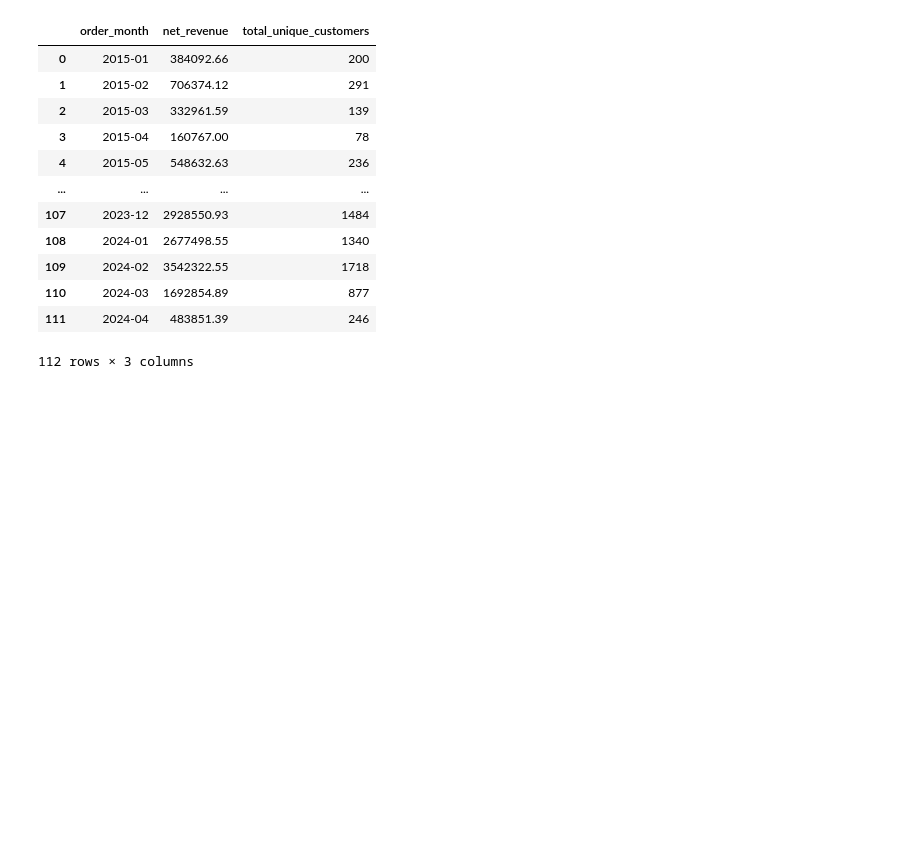
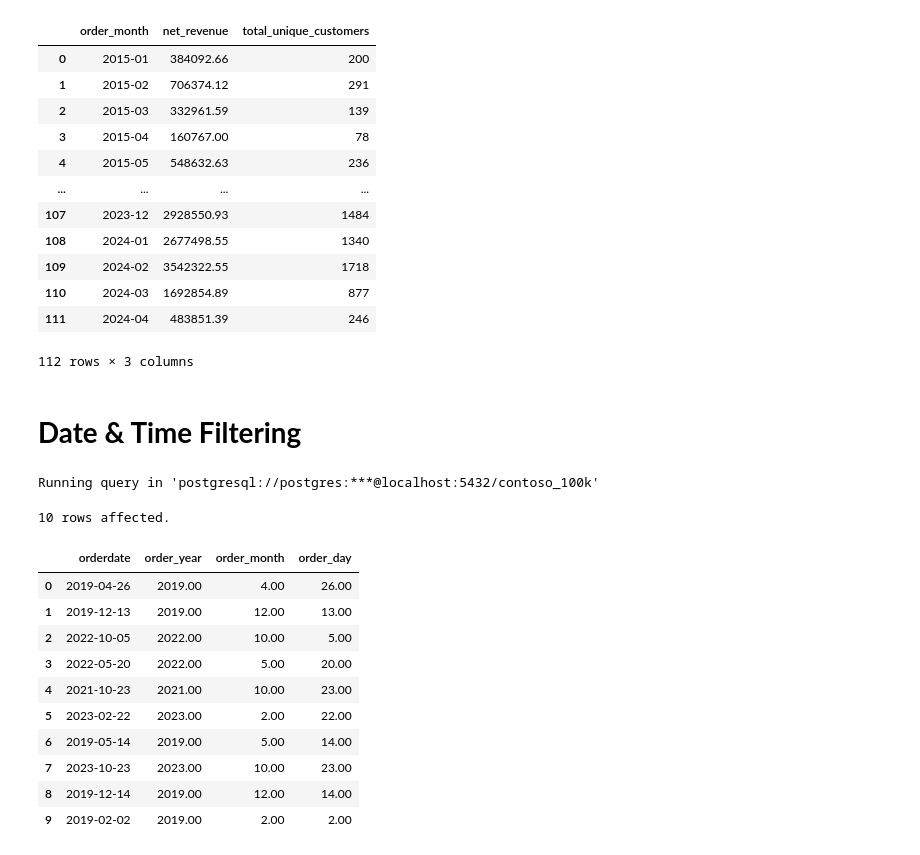
Before and after one commit to NajmulGit/VS_Code_SQL, a Jupyter notebook: Resources/Blank_SQL_Notebook.ipynb, the cells around one changed output. Drawn from its saved outputs; the diff is of its cells as text; code cells hidden in the pictures; blank space fills up the shorter version.

```diff
--- a/Resources/Blank_SQL_Notebook.ipynb
+++ b/Resources/Blank_SQL_Notebook.ipynb
@@ -399,3 +397,30 @@ Running query in 'postgresql://postgres:***@localhost:5432/contoso_100k'
 | 110 | 2024-03 | 1692854.89 | 877 |
 | 111 | 2024-04 | 483851.39 | 246 |
 112 rows × 3 columns
+# %% [markdown]
+# **Date & Time Filtering**
+# %%
+%%sql
+
+select
+  orderdate,
+  DATE_PART('year', orderdate) as order_year,
+  DATE_PART('month', orderdate) as order_month,
+  DATE_PART('day', orderdate) as order_day
+from sales
+order by random()
+limit 10
+# %% [output]
+Running query in 'postgresql://postgres:***@localhost:5432/contoso_100k'
+10 rows affected.
+|  | orderdate | order_year | order_month | order_day |
+| 0 | 2019-04-26 | 2019.00 | 4.00 | 26.00 |
+| 1 | 2019-12-13 | 2019.00 | 12.00 | 13.00 |
+| 2 | 2022-10-05 | 2022.00 | 10.00 | 5.00 |
+| 3 | 2022-05-20 | 2022.00 | 5.00 | 20.00 |
+| 4 | 2021-10-23 | 2021.00 | 10.00 | 23.00 |
+| 5 | 2023-02-22 | 2023.00 | 2.00 | 22.00 |
+| 6 | 2019-05-14 | 2019.00 | 5.00 | 14.00 |
+| 7 | 2023-10-23 | 2023.00 | 10.00 | 23.00 |
+| 8 | 2019-12-14 | 2019.00 | 12.00 | 14.00 |
+| 9 | 2019-02-02 | 2019.00 | 2.00 | 2.00 |
```
Also changed, not shown: parts of 5 cells of this notebook.
